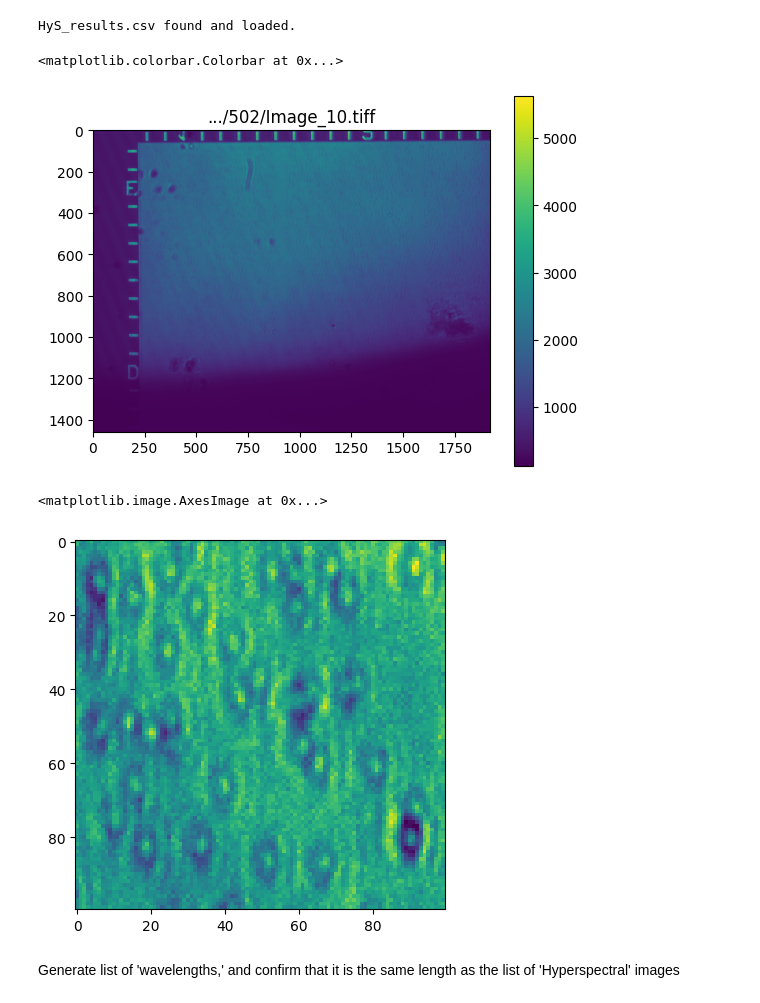
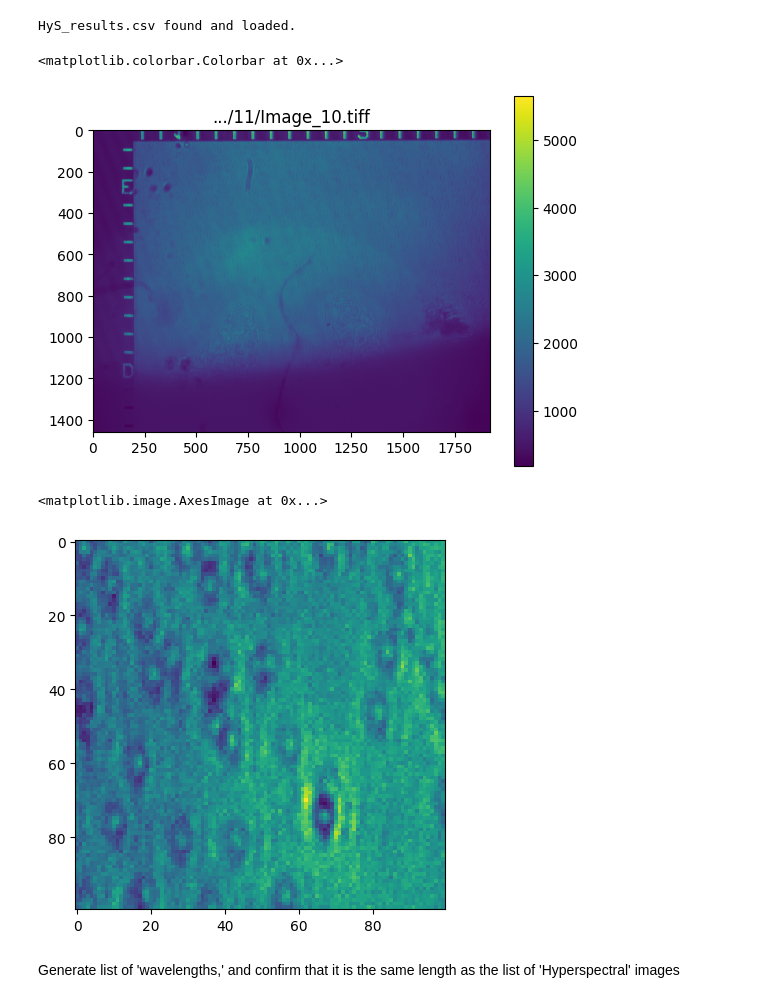
Before and after one commit to cr806/Phenospot, a Jupyter notebook: Phenospot_Analyse.ipynb, the cells around one changed output. Drawn from its saved outputs; the diff is of its cells as text; code cells hidden in the pictures.

```diff
--- a/Phenospot_Analyse.ipynb
+++ b/Phenospot_Analyse.ipynb
@@ -55,24 +55,24 @@ except FileNotFoundError:
 # %% [output]
 HyS_results.csv found and loaded.
 # %%
-temp_paths = list(Path(root_path, HyS_df['Filepath'][501]).glob('*.tiff'))
+temp_paths = list(Path(root_path, HyS_df['Filepath'][10]).glob('*.tiff'))
 temp_paths.sort(key=lambda x: int(x.stem.split('_')[1]))
 temp_path = temp_paths[10]
 temp_im = Image.open(temp_path)
 temp_im = np.asarray(temp_im)
 temp_im = np.flipud(temp_im)
 plt.title(f'.../{temp_path.parent.name}/{temp_path.stem}{temp_path.suffix}')
 plt.imshow(temp_im)
 plt.colorbar()
 # %% [output]
 <matplotlib.colorbar.Colorbar at 0x...>
-[figure, old version]
+[figure, new version]
 # %%
 zoom_in = temp_im[600:700, 400:500]
 plt.imshow(zoom_in)
 # %% [output]
 <matplotlib.image.AxesImage at 0x...>
-[figure, old version]
+[figure, new version]
 # %% [markdown]
 Generate list of 'wavelengths,' and confirm that it is the same length as the list of 'Hyperspectral' images
 # %%
```
Also changed, not shown: parts of 4 cells of this notebook, 3 other files.
